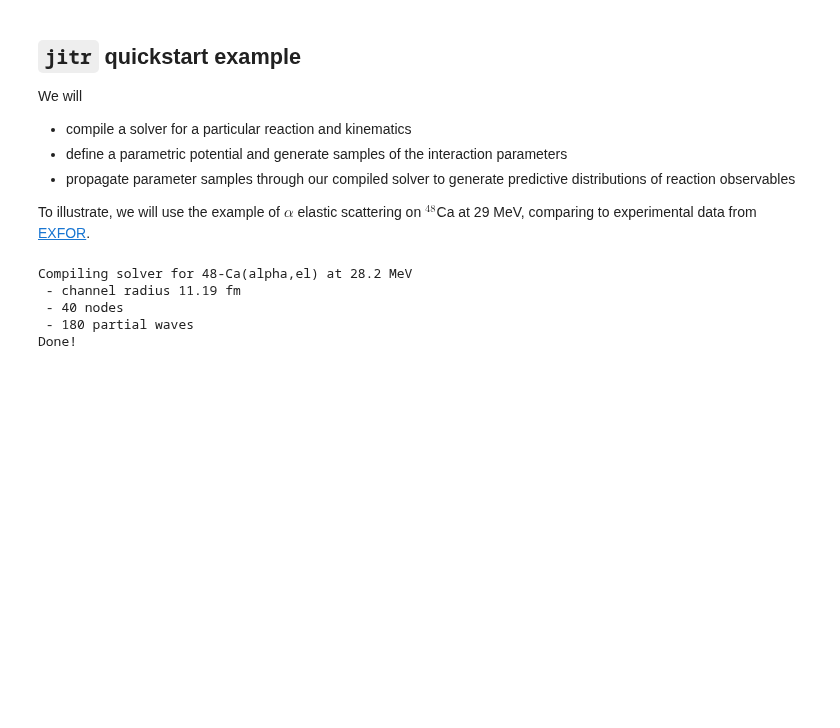
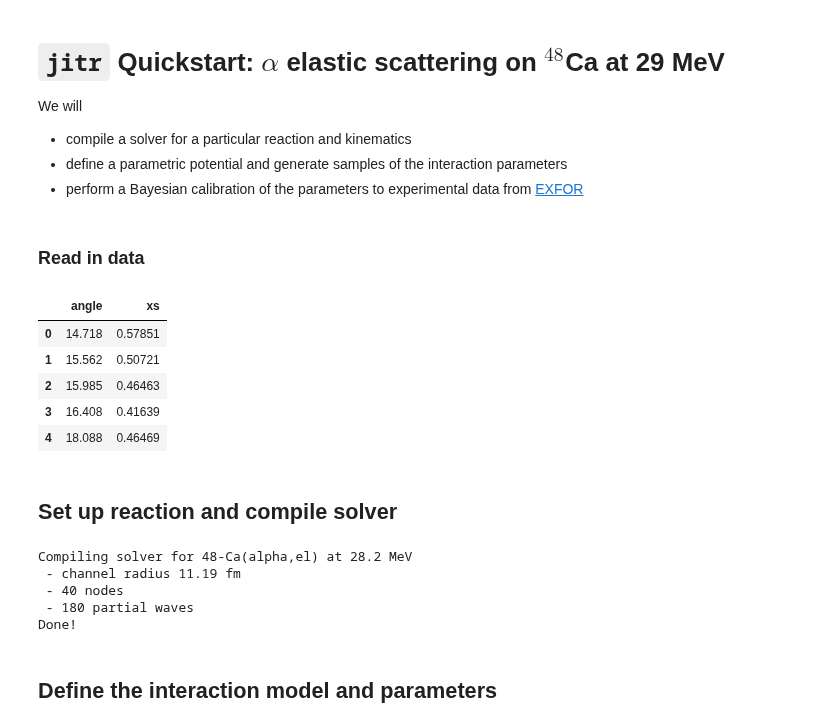
Before and after one commit to beykyle/jitr, a Jupyter notebook: examples/notebooks/quickstart.ipynb, the cells around one changed output. Cells and saved outputs as stored; diff of their text form; code cells hidden in the pictures; blank space fills up the shorter version.

Commit message:
update quickstart example

```diff
--- a/examples/notebooks/quickstart.ipynb
+++ b/examples/notebooks/quickstart.ipynb
@@ -1,9 +1,7 @@
 # %% [markdown]
-## `jitr` quickstart example
+# `jitr` Quickstart: $\alpha$ elastic scattering on $^{48}$Ca at 29 MeV
 
 We will
 - compile a solver for a particular reaction and kinematics
 -  define a parametric potential and generate samples of the interaction parameters
--  propagate parameter samples through our compiled solver to generate predictive distributions of reaction observables
-
-To illustrate, we will use the example of $\alpha$ elastic scattering on $^{48}$Ca at 29 MeV, comparing to experimental data from [EXFOR](https://www-nds.iaea.org/exfor/servlet/X4sGetSubent?reqx=14669&subID=150567004&plus=1).
+-  perform a Bayesian calibration of the parameters to experimental data from [EXFOR](https://www-nds.iaea.org/exfor/servlet/X4sGetSubent?reqx=14669&subID=150567004&plus=1)
@@ -9,0 +12,2 @@ To illustrate, we will use the example of $\alpha$ elastic scattering on $^{48}$
+# %% [markdown]
+### Read in data
@@ -9,0 +18,9 @@ To illustrate, we will use the example of $\alpha$ elastic scattering on $^{48}$
+# %%
+df.head()
+# %% [output]
+|  | angle | xs |
+| 0 | 14.718 | 0.57851 |
+| 1 | 15.562 | 0.50721 |
+| 2 | 15.985 | 0.46463 |
+| 3 | 16.408 | 0.41639 |
+| 4 | 18.088 | 0.46469 |
@@ -10 +31,3 @@ To illustrate, we will use the example of $\alpha$ elastic scattering on $^{48}$
+# %% [markdown]
+## Set up reaction and compile solver
 # %%
@@ -66,3 +78,5 @@ Compiling solver for 48-Ca(alpha,el) at 28.2 MeV
  - 40 nodes
  - 180 partial waves
 Done!
+# %% [markdown]
+## Define the interaction model and parameters
```
Also changed, not shown: parts of 31 cells of this notebook.
